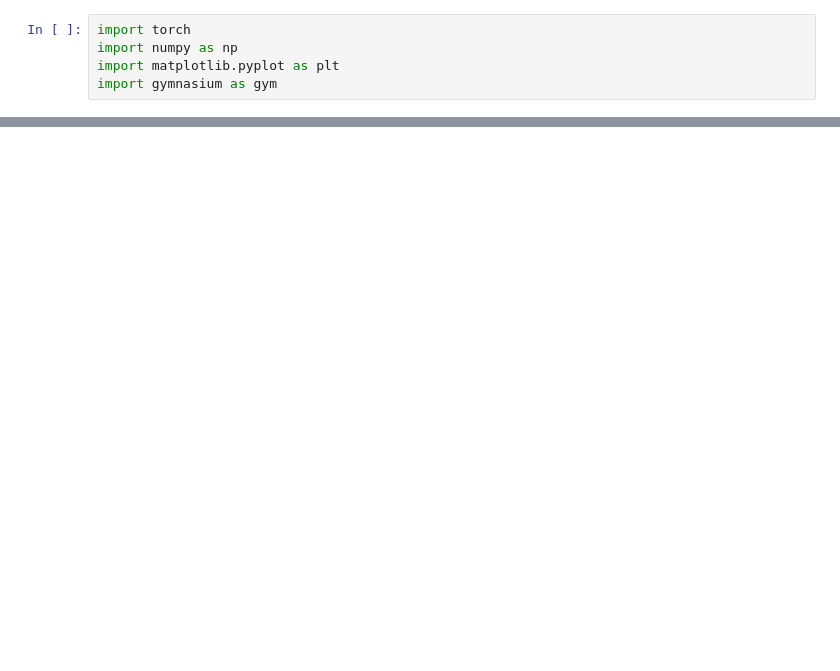
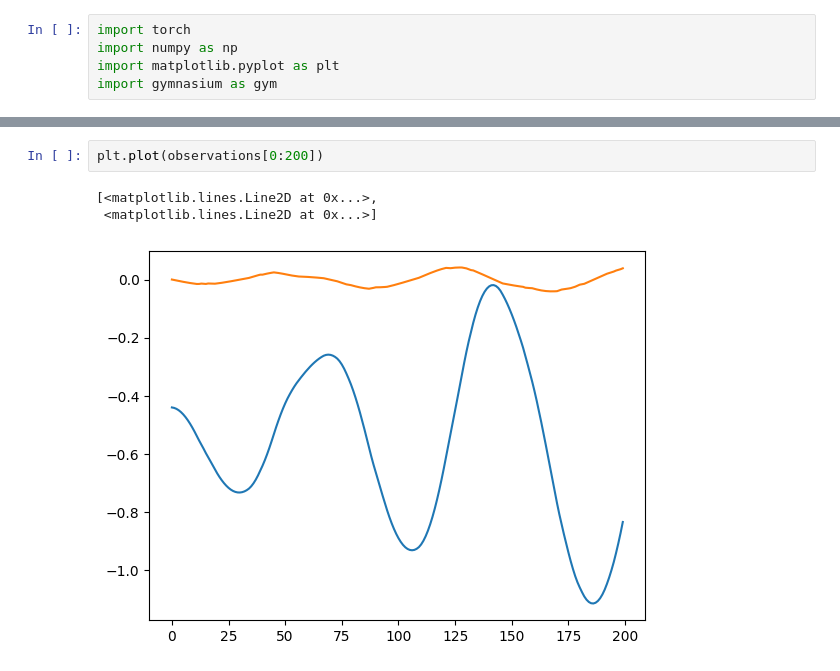
Before and after one commit to VisH317/hashedtokens-assignment, a Jupyter notebook: Q3/tdlambda.ipynb, the cells around one changed output, grey strips where cells are left out. Cells and saved outputs as stored; diff of their text form; blank space fills up the shorter version.

```diff
--- a/Q3/tdlambda.ipynb
+++ b/Q3/tdlambda.ipynb
@@ -188,0 +172,6 @@ model.policy
+# %%
+plt.plot(observations[0:200])
+# %% [output]
+[<matplotlib.lines.Line2D at 0x...>,
+ <matplotlib.lines.Line2D at 0x...>]
+[figure, added]
```
Also changed, not shown: parts of 9 cells of this notebook, 1 other file.
